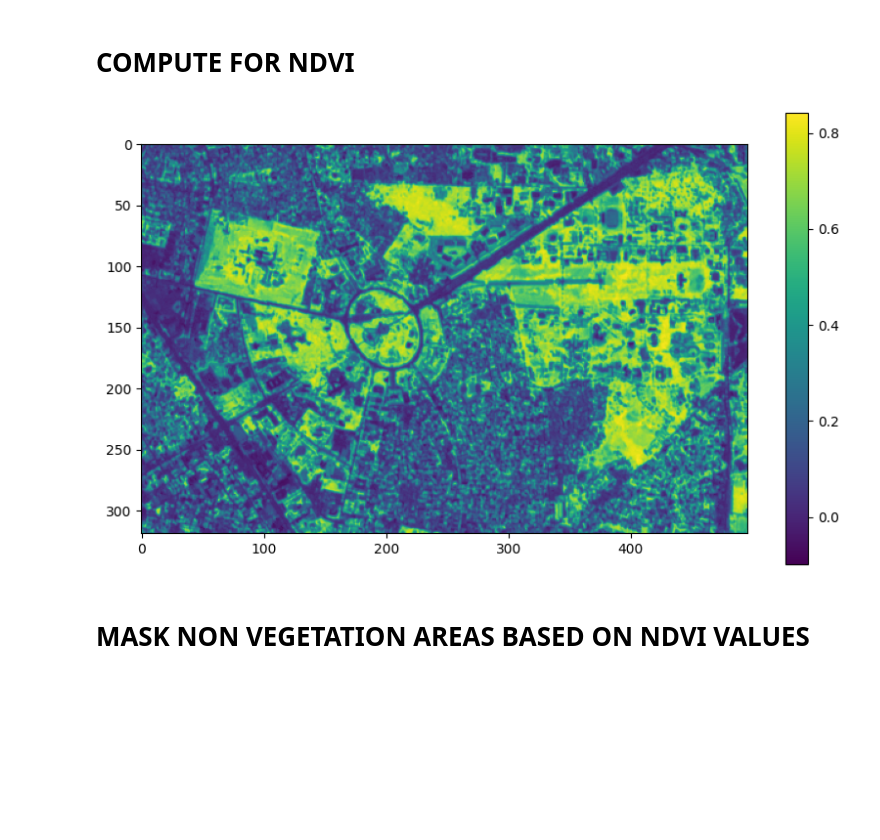
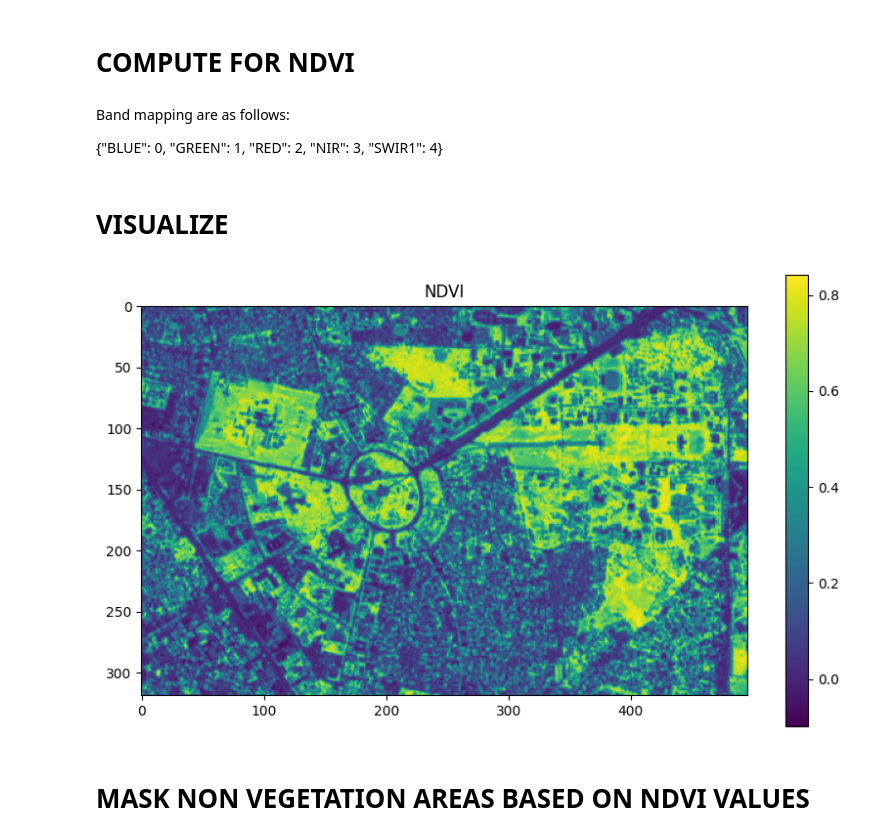
Before and after one commit to RJLA/GeoAI-ISPRS-SS, a Jupyter notebook: I.1.Rastertio-Basics.ipynb, the cells around one changed output. Drawn from its saved outputs; the diff is of its cells as text; code cells hidden in the pictures; blank space fills up the shorter version.

```diff
--- a/I.1.Rastertio-Basics.ipynb
+++ b/I.1.Rastertio-Basics.ipynb
@@ -22,6 +21,10 @@ print(raster_as_array.shape)
 (5, 319, 496)
 # %% [markdown]
 # COMPUTE FOR NDVI
+# %% [markdown]
+Band mapping are as follows:
+
+{"BLUE": 0, "GREEN": 1, "RED": 2, "NIR": 3, "SWIR1": 4}
 # %%
 # get the RED and NIR band
 red = raster_as_array[2]
@@ -29,11 +32,12 @@ nir = raster_as_array[3]
 
 # compute ndvi
 ndvi = raster_ops.compute_ndvi(nir, red)
-# %%
-# VISUALIZE
-raster_ops.visualize_array(ndvi)
-# %% [output]
-[figure, removed]
+# %% [markdown]
+# VISUALIZE
+# %%
+raster_ops.visualize_array(ndvi, "NDVI")
+# %% [output]
+[figure, added]
 # %% [markdown]
 # MASK NON VEGETATION AREAS BASED ON NDVI VALUES
 # %%
```
Also changed, not shown: parts of 4 cells of this notebook, 33 other files.
